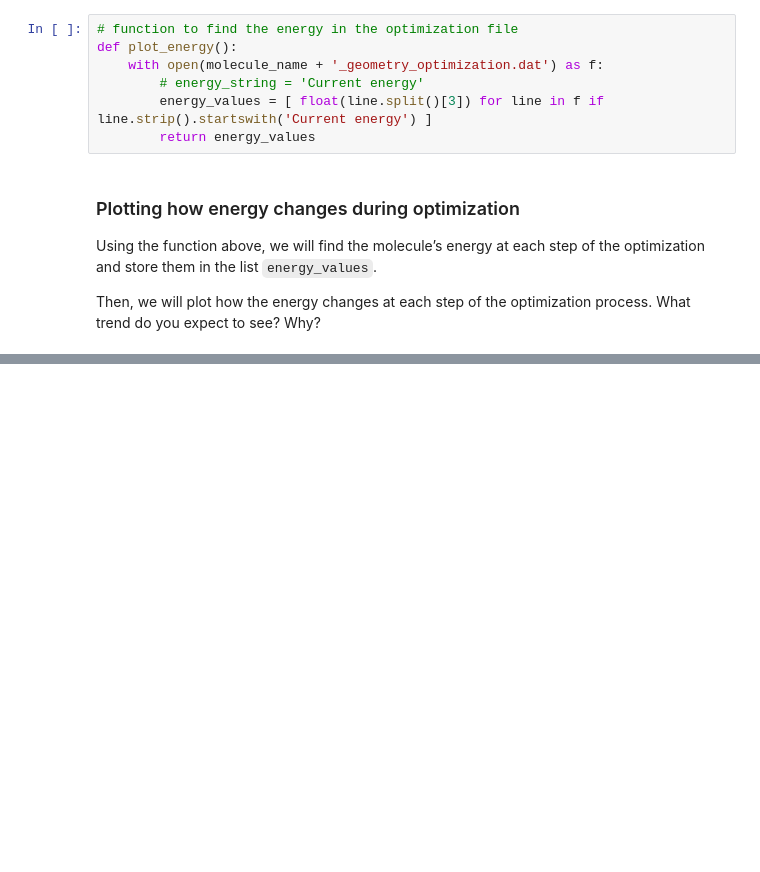
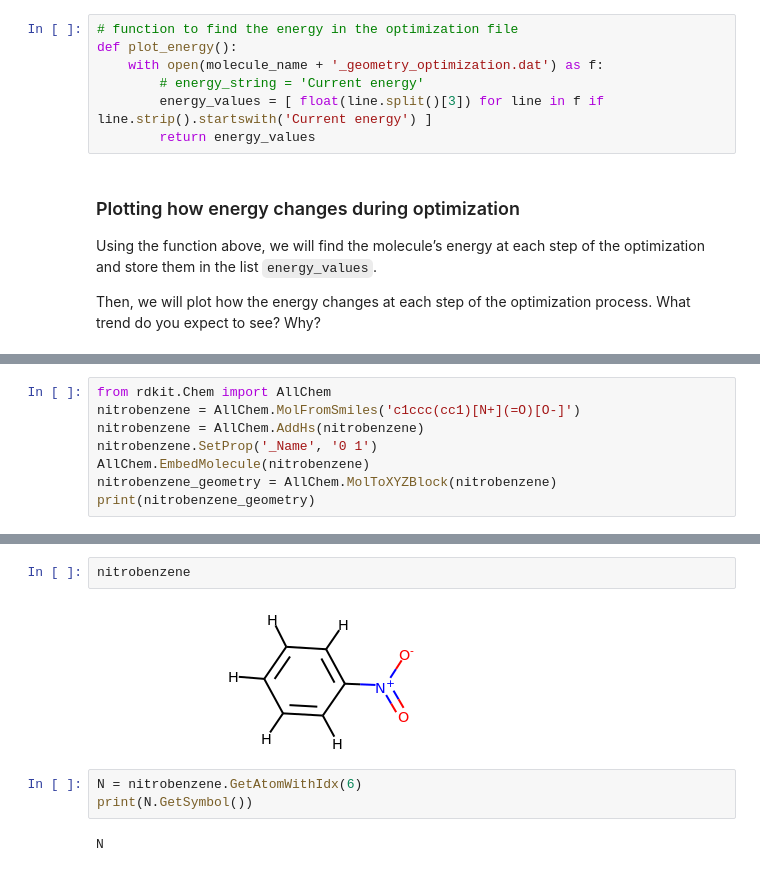
Before and after one commit to radifar/molssi-qm, a Jupyter notebook: 01-Geometry-optimization/01-Geometry optimization.ipynb, the cells around one changed output, grey strips where cells are left out. Saved outputs shown, nothing was run; the diff lists cells and outputs as text; blank space fills up the shorter version.

Commit message:
complete nitrobenzene exercise

```diff
--- a/01-Geometry-optimization/01-Geometry optimization.ipynb
+++ b/01-Geometry-optimization/01-Geometry optimization.ipynb
@@ -157,0 +164,8 @@ plt.show()
+# %%
+from rdkit.Chem import AllChem
+nitrobenzene = AllChem.MolFromSmiles('c1ccc(cc1)[N+](=O)[O-]')
+nitrobenzene = AllChem.AddHs(nitrobenzene)
+nitrobenzene.SetProp('_Name', '0 1')
+AllChem.EmbedMolecule(nitrobenzene)
+nitrobenzene_geometry = AllChem.MolToXYZBlock(nitrobenzene)
+print(nitrobenzene_geometry)
@@ -157,0 +189,9 @@ plt.show()
+# %%
+nitrobenzene
+# %% [output]
+[figure, added]
+# %%
+N = nitrobenzene.GetAtomWithIdx(6)
+print(N.GetSymbol())
+# %% [output]
+N
```
Also changed, not shown: parts of 9 cells of this notebook, 6 other files.
